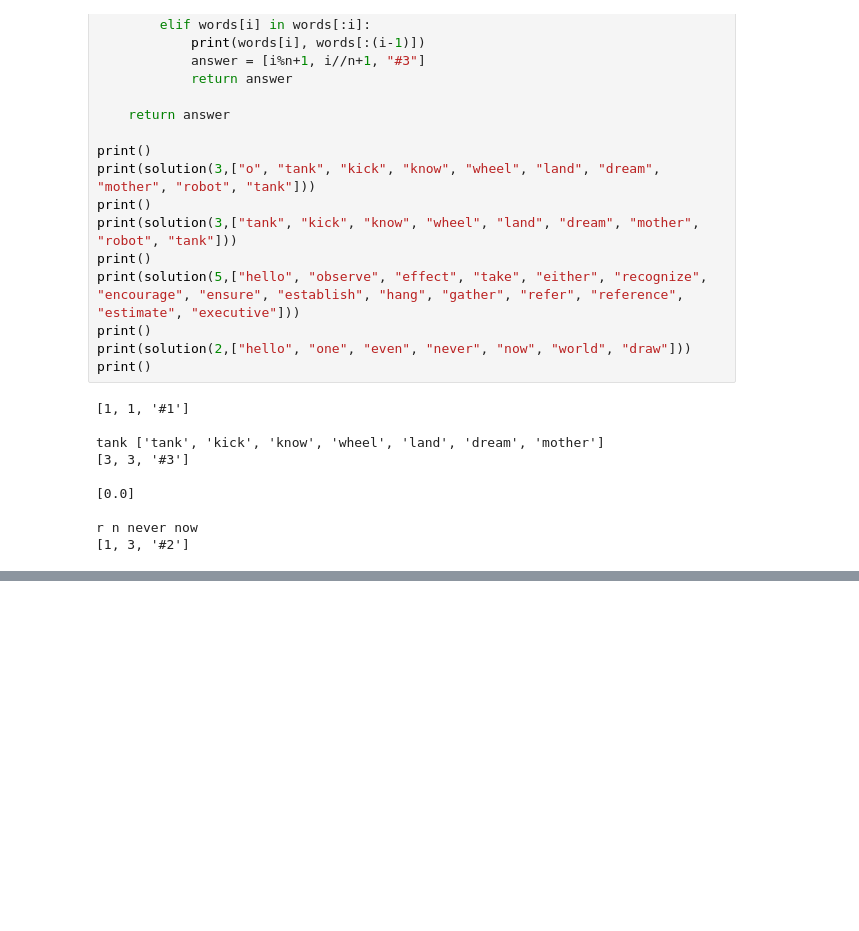
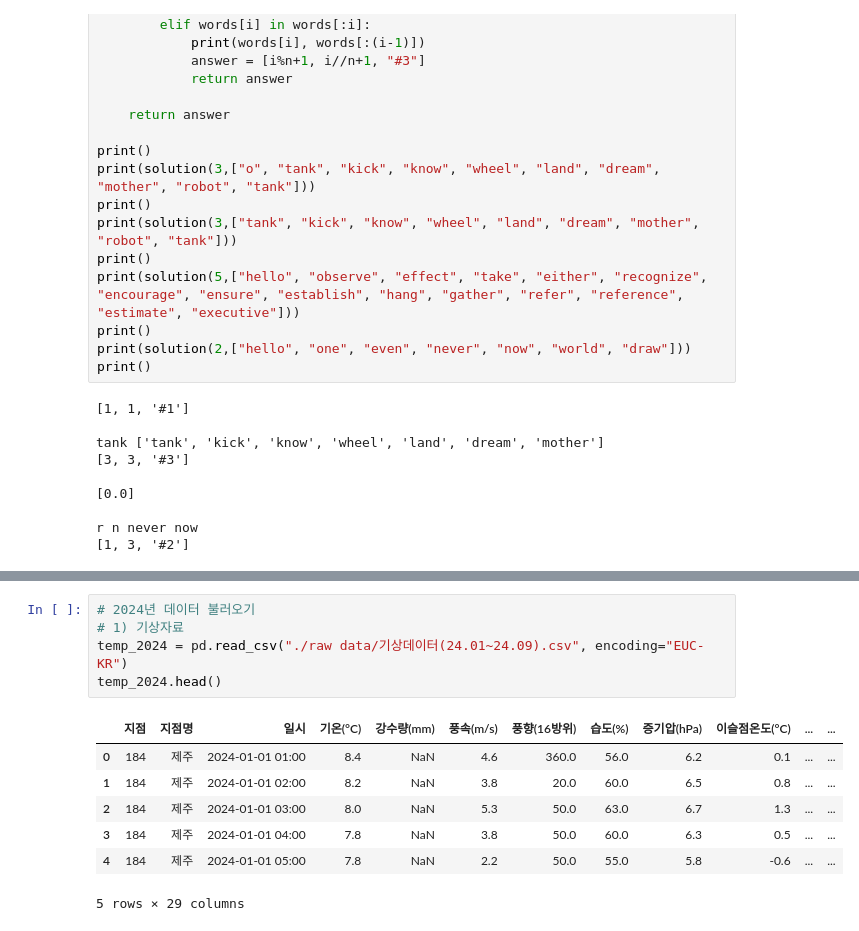
Before and after one commit to SeongYeun/Bootcamp_Study, a Jupyter notebook: energy_1/201_ practice_code.ipynb, the cells around one changed output, grey strips where cells are left out. Drawn from its saved outputs; the diff is of its cells as text; blank space fills up the shorter version.

```diff
--- a/energy_1/201_ practice_code.ipynb
+++ b/energy_1/201_ practice_code.ipynb
@@ -838,0 +975,13 @@ r n never now
+# %%
+# 2024년 데이터 불러오기
+# 1) 기상자료
+temp_2024 = pd.read_csv("./raw data/기상데이터(24.01~24.09).csv", encoding="EUC-KR")
+temp_2024.head()
+# %% [output]
+|  | 지점 | 지점명 | 일시 | 기온(°C) | 강수량(mm) | 풍속(m/s) | 풍향(16방위) | 습도(%) | 증기압(hPa) | 이슬점온도(°C) | ... | ... |
+| 0 | 184 | 제주 | 2024-01-01 01:00 | 8.4 | NaN | 4.6 | 360.0 | 56.0 | 6.2 | 0.1 | ... | ... |
+| 1 | 184 | 제주 | 2024-01-01 02:00 | 8.2 | NaN | 3.8 | 20.0 | 60.0 | 6.5 | 0.8 | ... | ... |
+| 2 | 184 | 제주 | 2024-01-01 03:00 | 8.0 | NaN | 5.3 | 50.0 | 63.0 | 6.7 | 1.3 | ... | ... |
+| 3 | 184 | 제주 | 2024-01-01 04:00 | 7.8 | NaN | 3.8 | 50.0 | 60.0 | 6.3 | 0.5 | ... | ... |
+| 4 | 184 | 제주 | 2024-01-01 05:00 | 7.8 | NaN | 2.2 | 50.0 | 55.0 | 5.8 | -0.6 | ... | ... |
+5 rows × 29 columns
```
Also changed, not shown: parts of 16 cells of this notebook, 6 other files.
